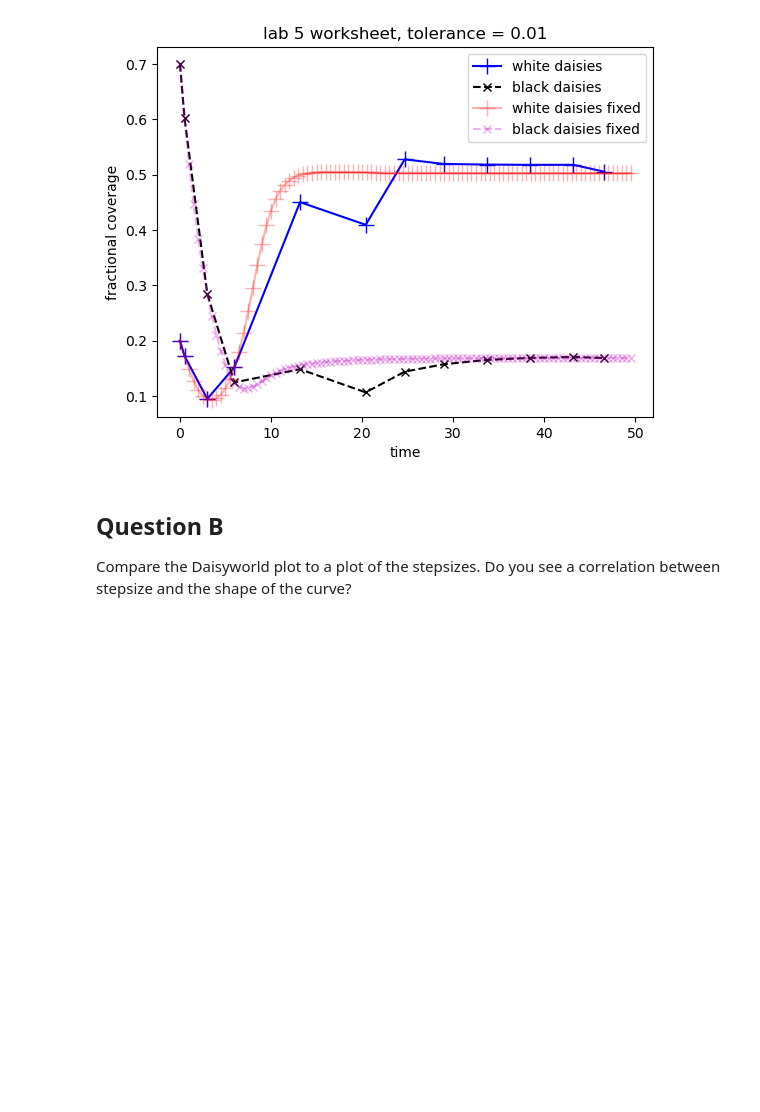
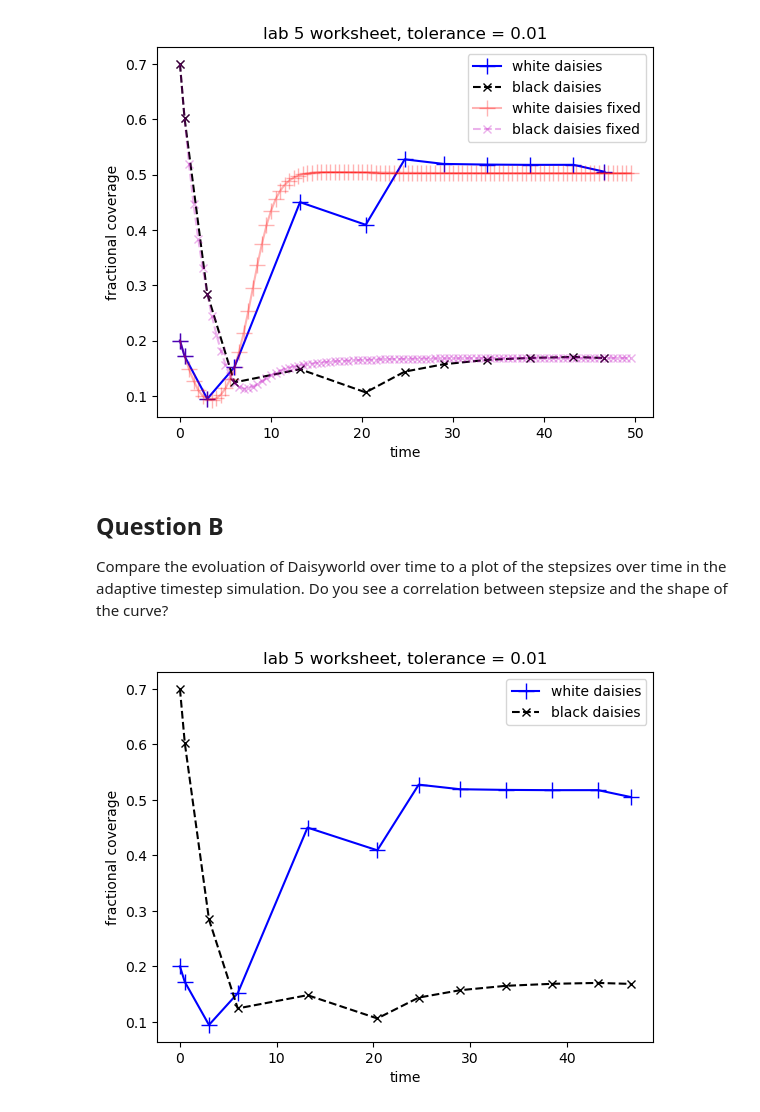
Before and after one commit to valenzuela12/numeric_2024, a Jupyter notebook: worksheets/Worksheets_Lab5/Worksheet_lab5_students.ipynb, the cells around one changed output. Drawn from its saved outputs; the diff is of its cells as text; code cells hidden in the pictures; blank space fills up the shorter version.

Commit message:
minro updates to worksheet for lab 5

```diff
--- a/worksheets/Worksheets_Lab5/Worksheet_lab5_students.ipynb
+++ b/worksheets/Worksheets_Lab5/Worksheet_lab5_students.ipynb
@@ -134,6 +134,33 @@ out = theAx.legend(loc='best')
 [figure]
 # %% [markdown]
 ## Question B ###
-Compare the Daisyworld plot to a plot of the stepsizes. Do you see a correlation between stepsize and the shape of the curve?
+Compare the evoluation of Daisyworld over time to a plot of the stepsizes over time in the adaptive timestep simulation. Do you see a correlation between stepsize and the shape of the curve?
+# %%
+# Solve and plot for adaptive timestep
+theSolver = Integ54('adapt_worksheet.yaml')
+timeVals, yVals, errorList = theSolver.timeloop5Err()
+
+with open('adapt_worksheet.yaml', 'rb') as f:
+    config = yaml.safe_load(f)
+    adaptvars_in = namedtuple('adaptvars', config['adaptvars'].keys())
+    adaptvars = adaptvars_in(**config['adaptvars'])
+
+yvals = pd.DataFrame.from_records(yVals, columns=['white', 'black'])
+
+thefig, theAx = plt.subplots(1, 1)
+
+points, = theAx.plot(timeVals, yvals['white'], '-b+', label='white daisies')
+points.set_markersize(12)
+theLine1, = theAx.plot(timeVals, yvals['black'], '--kx', label='black daisies')
+theAx.set_title('lab 5 worksheet, tolerance = ' + str(adaptvars.rtol))
+theAx.set_xlabel('time')
+theAx.set_ylabel('fractional coverage')
+out = theAx.legend(loc='best')
+plt.show()
+
+# Plot stepsize
+# Add your code here to plot the stepsize as a function of time
+# %% [output]
+[figure, added]
 # %% [markdown]
 ## Question C ###
```
Also changed, not shown: parts of 2 cells of this notebook.
